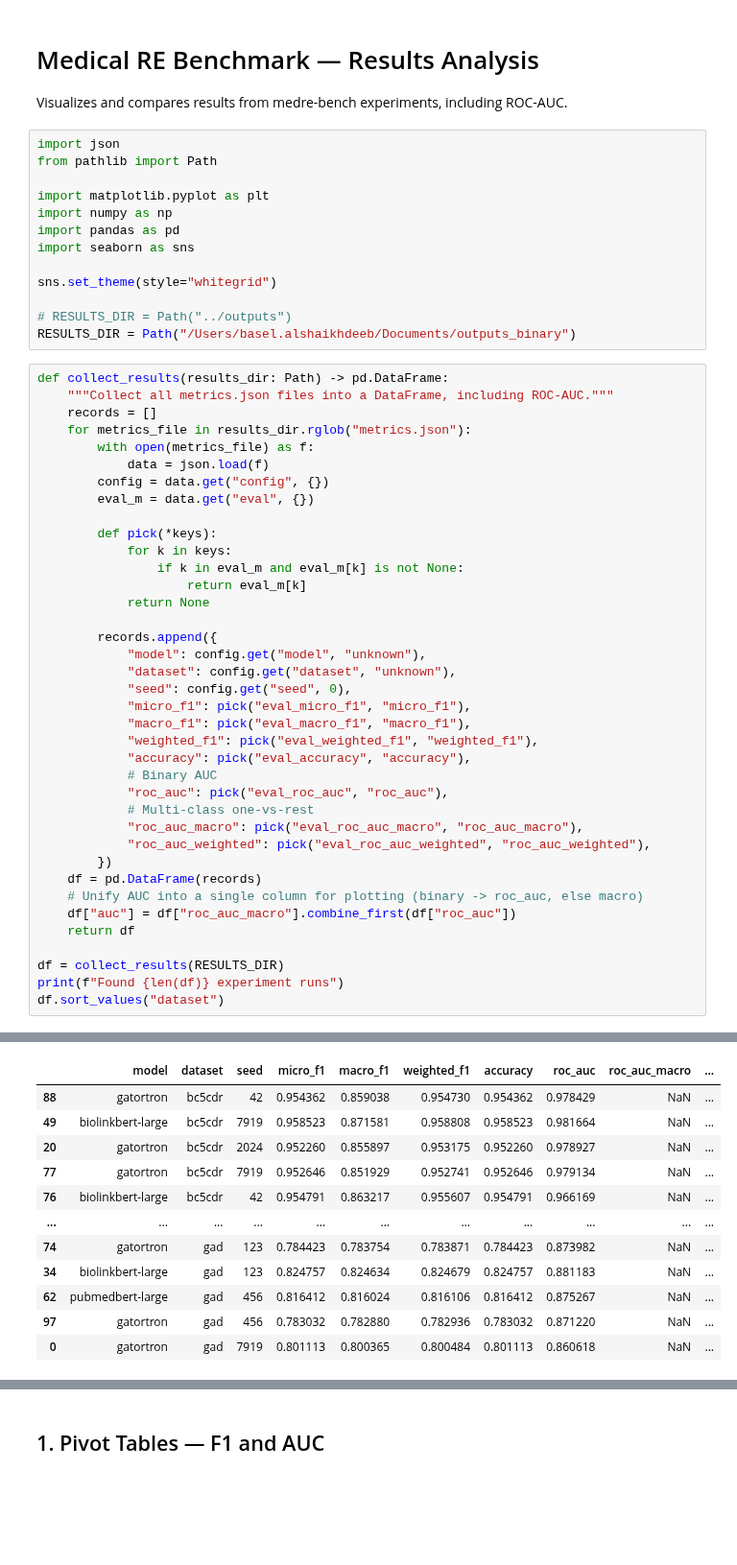
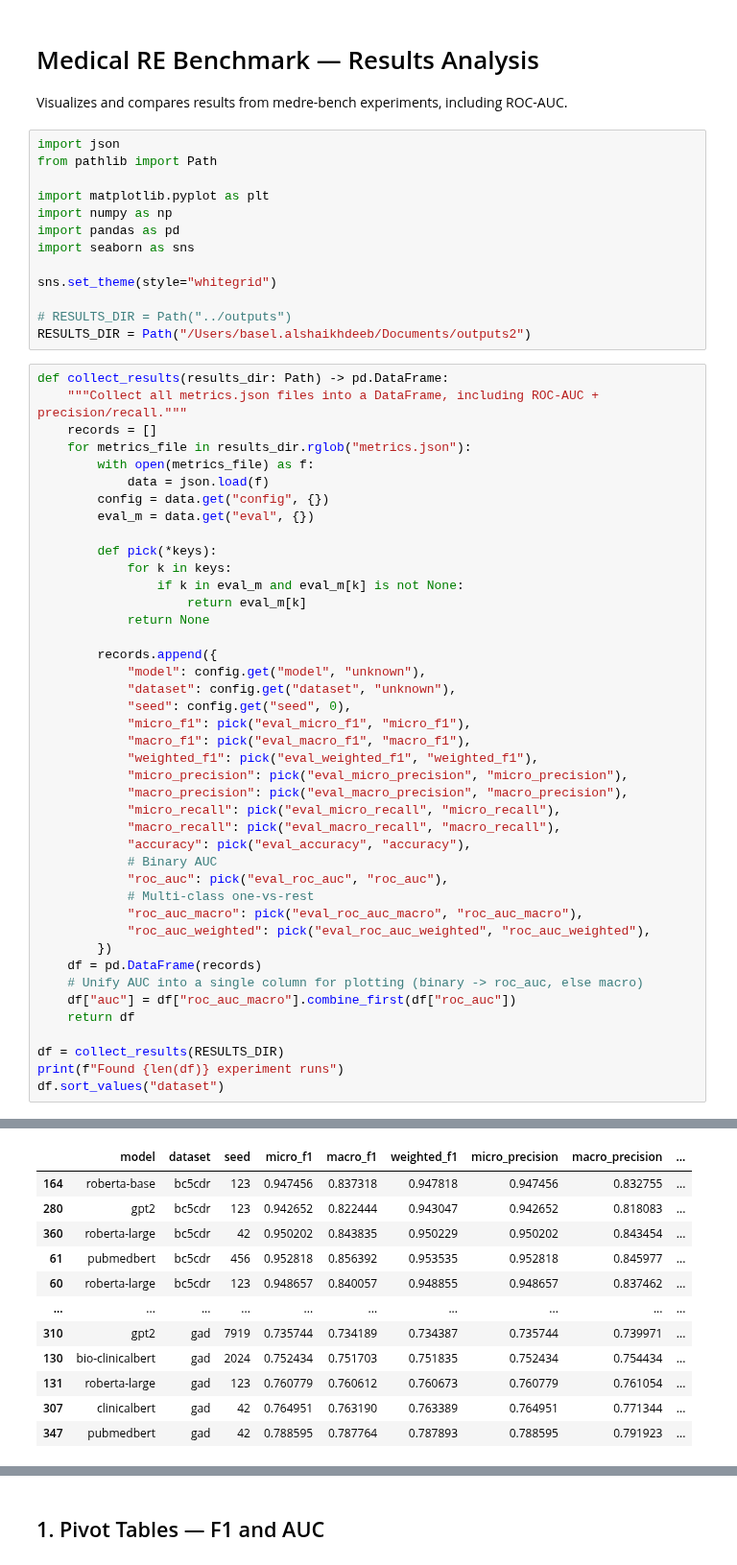
Before and after one commit to Basel-Alshaikhdeeb/medre-bench, a Jupyter notebook: notebooks/results_analysis.ipynb, the cells around one changed output, grey strips where cells are left out. Shown at 96% size. Saved outputs shown, nothing was run; the diff lists cells and outputs as text; blank space fills up the shorter version.

```diff
--- a/notebooks/results_analysis.ipynb
+++ b/notebooks/results_analysis.ipynb
@@ -14,10 +14,10 @@ import seaborn as sns
 sns.set_theme(style="whitegrid")
 
 # RESULTS_DIR = Path("../outputs")
-RESULTS_DIR = Path("/Users/basel.alshaikhdeeb/Documents/outputs_binary")
+RESULTS_DIR = Path("/Users/basel.alshaikhdeeb/Documents/outputs2")
 # %%
 def collect_results(results_dir: Path) -> pd.DataFrame:
-    """Collect all metrics.json files into a DataFrame, including ROC-AUC."""
+    """Collect all metrics.json files into a DataFrame, including ROC-AUC + precision/recall."""
     records = []
     for metrics_file in results_dir.rglob("metrics.json"):
         with open(metrics_file) as f:
@@ -38,6 +38,10 @@ def collect_results(results_dir: Path) -> pd.DataFrame:
             "micro_f1": pick("eval_micro_f1", "micro_f1"),
             "macro_f1": pick("eval_macro_f1", "macro_f1"),
             "weighted_f1": pick("eval_weighted_f1", "weighted_f1"),
+            "micro_precision": pick("eval_micro_precision", "micro_precision"),
+            "macro_precision": pick("eval_macro_precision", "macro_precision"),
+            "micro_recall": pick("eval_micro_recall", "micro_recall"),
+            "macro_recall": pick("eval_macro_recall", "macro_recall"),
             "accuracy": pick("eval_accuracy", "accuracy"),
             # Binary AUC
             "roc_auc": pick("eval_roc_auc", "roc_auc"),
@@ -58,12 +62,12 @@ Found 116 experiment runs
-|  | model | dataset | seed | micro_f1 | macro_f1 | weighted_f1 | accuracy | roc_auc | roc_auc_macro | ... |
-| 88 | gatortron | bc5cdr | 42 | 0.954362 | 0.859038 | 0.954730 | 0.954362 | 0.978429 | NaN | ... |
-| 49 | biolinkbert-large | bc5cdr | 7919 | 0.958523 | 0.871581 | 0.958808 | 0.958523 | 0.981664 | NaN | ... |
-| 20 | gatortron | bc5cdr | 2024 | 0.952260 | 0.855897 | 0.953175 | 0.952260 | 0.978927 | NaN | ... |
-| 77 | gatortron | bc5cdr | 7919 | 0.952646 | 0.851929 | 0.952741 | 0.952646 | 0.979134 | NaN | ... |
-| 76 | biolinkbert-large | bc5cdr | 42 | 0.954791 | 0.863217 | 0.955607 | 0.954791 | 0.966169 | NaN | ... |
-| ... | ... | ... | ... | ... | ... | ... | ... | ... | ... | ... |
-| 74 | gatortron | gad | 123 | 0.784423 | 0.783754 | 0.783871 | 0.784423 | 0.873982 | NaN | ... |
-| 34 | biolinkbert-large | gad | 123 | 0.824757 | 0.824634 | 0.824679 | 0.824757 | 0.881183 | NaN | ... |
-| 62 | pubmedbert-large | gad | 456 | 0.816412 | 0.816024 | 0.816106 | 0.816412 | 0.875267 | NaN | ... |
-| 97 | gatortron | gad | 456 | 0.783032 | 0.782880 | 0.782936 | 0.783032 | 0.871220 | NaN | ... |
-| 0 | gatortron | gad | 7919 | 0.801113 | 0.800365 | 0.800484 | 0.801113 | 0.860618 | NaN | ... |
+|  | model | dataset | seed | micro_f1 | macro_f1 | weighted_f1 | micro_precision | macro_precision | ... |
+| 164 | roberta-base | bc5cdr | 123 | 0.947456 | 0.837318 | 0.947818 | 0.947456 | 0.832755 | ... |
+| 280 | gpt2 | bc5cdr | 123 | 0.942652 | 0.822444 | 0.943047 | 0.942652 | 0.818083 | ... |
+| 360 | roberta-large | bc5cdr | 42 | 0.950202 | 0.843835 | 0.950229 | 0.950202 | 0.843454 | ... |
+| 61 | pubmedbert | bc5cdr | 456 | 0.952818 | 0.856392 | 0.953535 | 0.952818 | 0.845977 | ... |
+| 60 | roberta-large | bc5cdr | 123 | 0.948657 | 0.840057 | 0.948855 | 0.948657 | 0.837462 | ... |
+| ... | ... | ... | ... | ... | ... | ... | ... | ... | ... |
+| 310 | gpt2 | gad | 7919 | 0.735744 | 0.734189 | 0.734387 | 0.735744 | 0.739971 | ... |
+| 130 | bio-clinicalbert | gad | 2024 | 0.752434 | 0.751703 | 0.751835 | 0.752434 | 0.754434 | ... |
+| 131 | roberta-large | gad | 123 | 0.760779 | 0.760612 | 0.760673 | 0.760779 | 0.761054 | ... |
+| 307 | clinicalbert | gad | 42 | 0.764951 | 0.763190 | 0.763389 | 0.764951 | 0.771344 | ... |
+| 347 | pubmedbert | gad | 42 | 0.788595 | 0.787764 | 0.787893 | 0.788595 | 0.791923 | ... |
```
Also changed, not shown: parts of 9 cells of this notebook, 8 other files.
